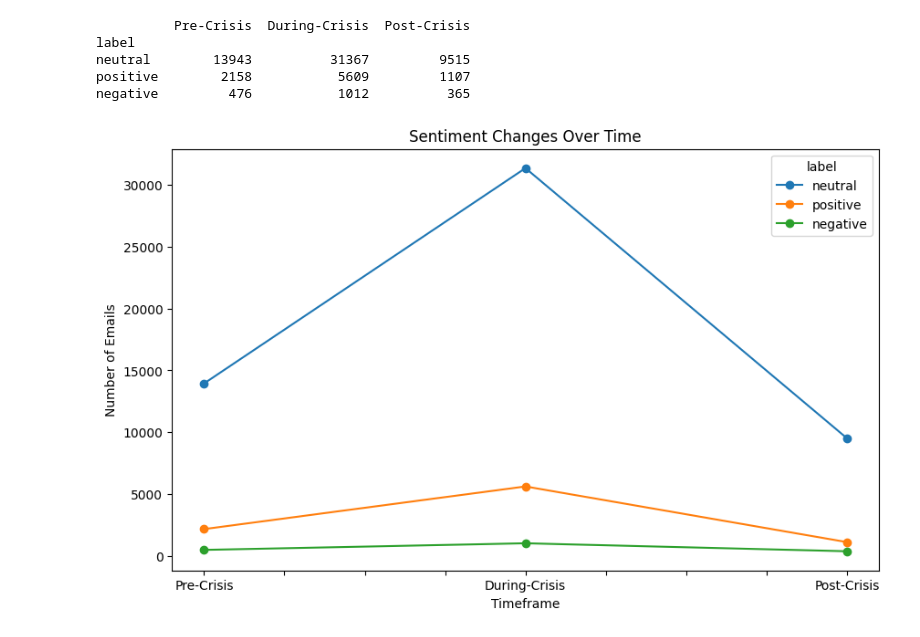
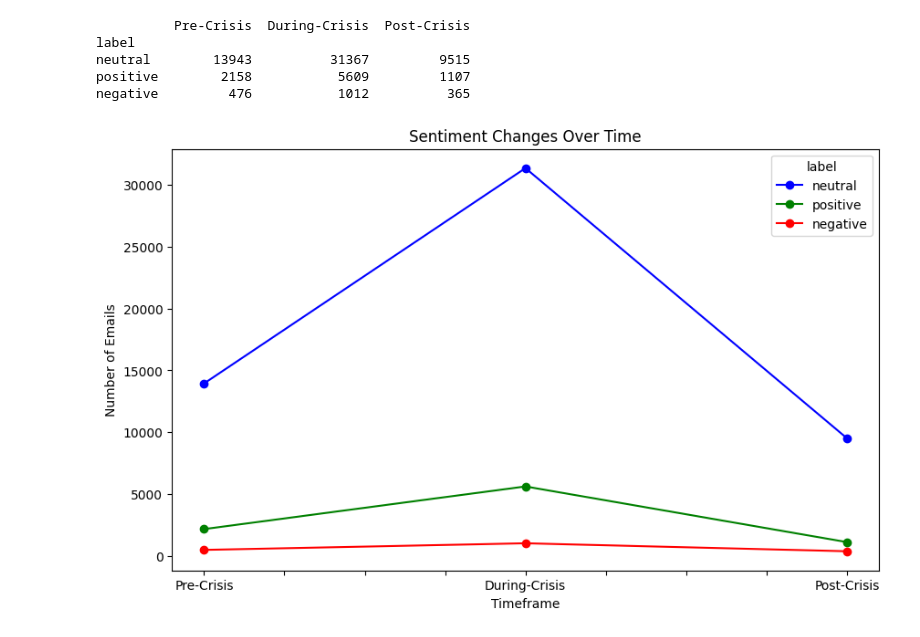
Before and after one commit to dyleedoes/enron_ind5003, a Jupyter notebook: ind5003_enron_nlp.ipynb, the cells around one changed output. Cells and saved outputs as stored; diff of their text form; code cells hidden in the pictures.

Commit message:
Changed graph with better data vocabulary.

```diff
--- a/ind5003_enron_nlp.ipynb
+++ b/ind5003_enron_nlp.ipynb
@@ -1057,15 +955,15 @@ negative         476           1012          365
 # %%
 # Transpose the dataframe to have timeframes on the x-axis
 sentiment_summary_T = sentiment_summary.T
 
 # Create a line plot to show sentiment changes across timeframes
-sentiment_summary_T.plot(kind='line', marker='o', figsize=(10, 6))
+sentiment_summary_T.plot(kind='line', marker='o', figsize=(10, 6), color = ['blue', 'green', 'red'])
 
 # Add labels and title
 plt.title('Sentiment Changes Over Time')
 plt.xlabel('Timeframe')
 plt.ylabel('Number of Emails')
 plt.savefig('sentiment_analysis_line_chart.png', dpi = 300)
 plt.show()
 # %% [output]
-[figure, old version]
+[figure, new version]
```
Also changed, not shown: parts of 23 cells of this notebook, 1 other file.
